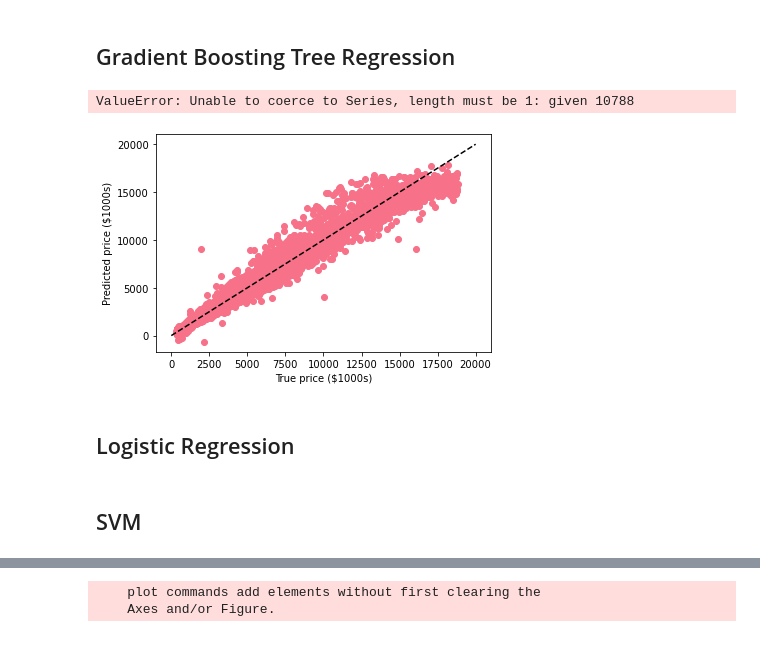
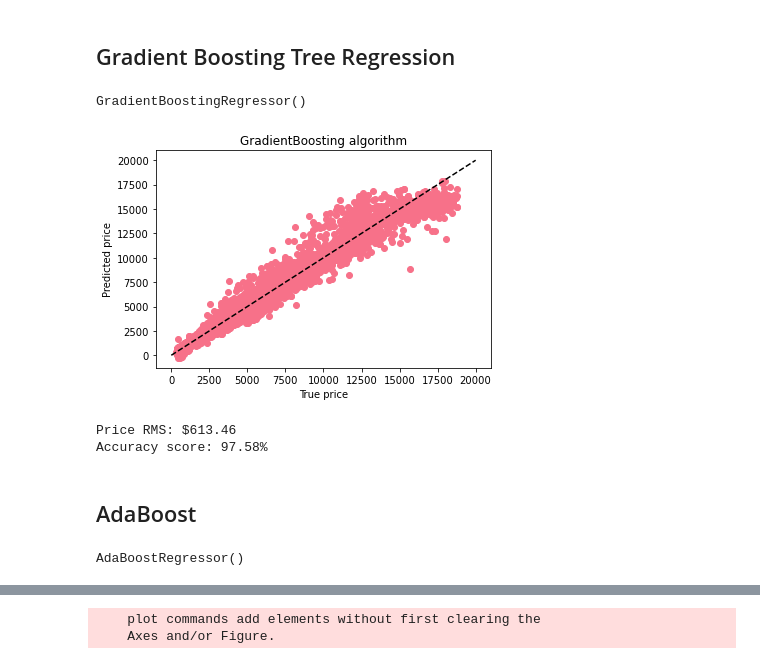
Before and after one commit to JLechuga94/Machine-Learning, a Jupyter notebook: notebook_dm2_diam.ipynb, the cells around one changed output, grey strips where cells are left out. Drawn from its saved outputs; the diff is of its cells as text; code cells hidden in the pictures.

Commit message:
Added new files for different algorithms. Updated diamonds DM

```diff
--- a/notebook_dm2_diam.ipynb
+++ b/notebook_dm2_diam.ipynb
@@ -583,20 +578,26 @@ fig.tight_layout()
 ## Gradient Boosting Tree Regression
 # %%
 from sklearn.ensemble import GradientBoostingRegressor
+# %%
+gBoost = GradientBoostingRegressor()
+gBoost.fit(X_train, y_train.values.ravel())
+# %% [output]
+GradientBoostingRegressor()
+# %%
+predictedgBoost = gBoost.predict(X_test)
+predictedgBoost = predictedgBoost.reshape((predictedgBoost.shape[0], 1))
+expected = y_test
 # %%
-gBoost = GradientBoostingRegressor()
-gBoost.fit(X_train, y_train.values.ravel())
-predicted = gBoost.predict(X_test)
-expected = y_test
-
-plt.scatter(expected, predicted)
+plt.scatter(expected, predictedgBoost)
 plt.plot([0, 20000], [0, 20000], '--k')
 plt.axis('tight')
-plt.xlabel('True price ($1000s)')
-plt.ylabel('Predicted price ($1000s)')
-print("RMS:", np.sqrt(np.mean((predicted - expected) ** 2)))
+plt.title('GradientBoosting algorithm')
+plt.xlabel('True price')
+plt.ylabel('Predicted price')
+plt.show()
+print("Price RMS: ${0:.2f}".format(np.sqrt(np.mean((predictedgBoost - expected) ** 2))[0]))
+print("Accuracy score: {0:.2f}%".format(gBoost.score(X_test, y_test)*100))
 # %% [output]
+[figure, new version]
-ValueError: Unable to coerce to Series, length must be 1: given 10788
+Price RMS: $613.46
+Accuracy score: 97.58%
-[figure, old version]
-# %% [markdown]
-## Logistic Regression
@@ -609,2 +604,2 @@ logReg.fit(X_train, y_train.values.ravel())
 # %% [markdown]
-## SVM
+## AdaBoost
@@ -610,0 +608,5 @@ logReg.fit(X_train, y_train.values.ravel())
+# %%
+adaBoost = AdaBoostRegressor()
+adaBoost.fit(X_train, y_train.values.ravel())
+# %% [output]
+AdaBoostRegressor()
```
Also changed, not shown: parts of 14 cells of this notebook, 5 other files.
